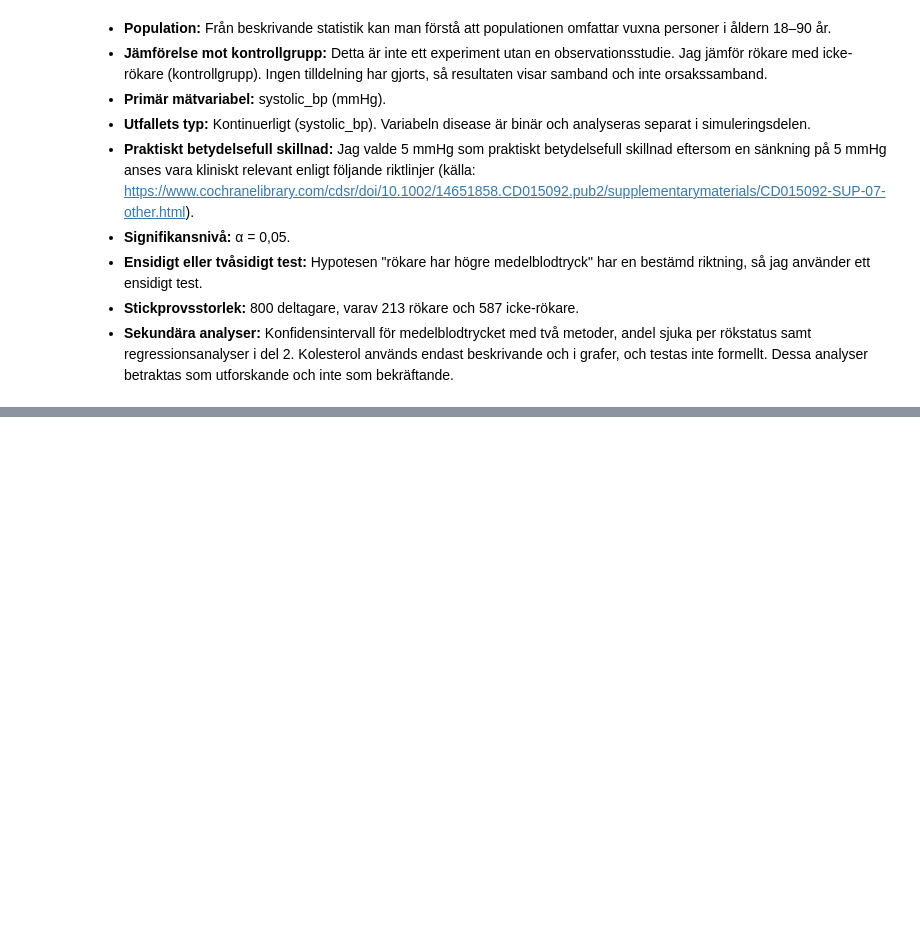
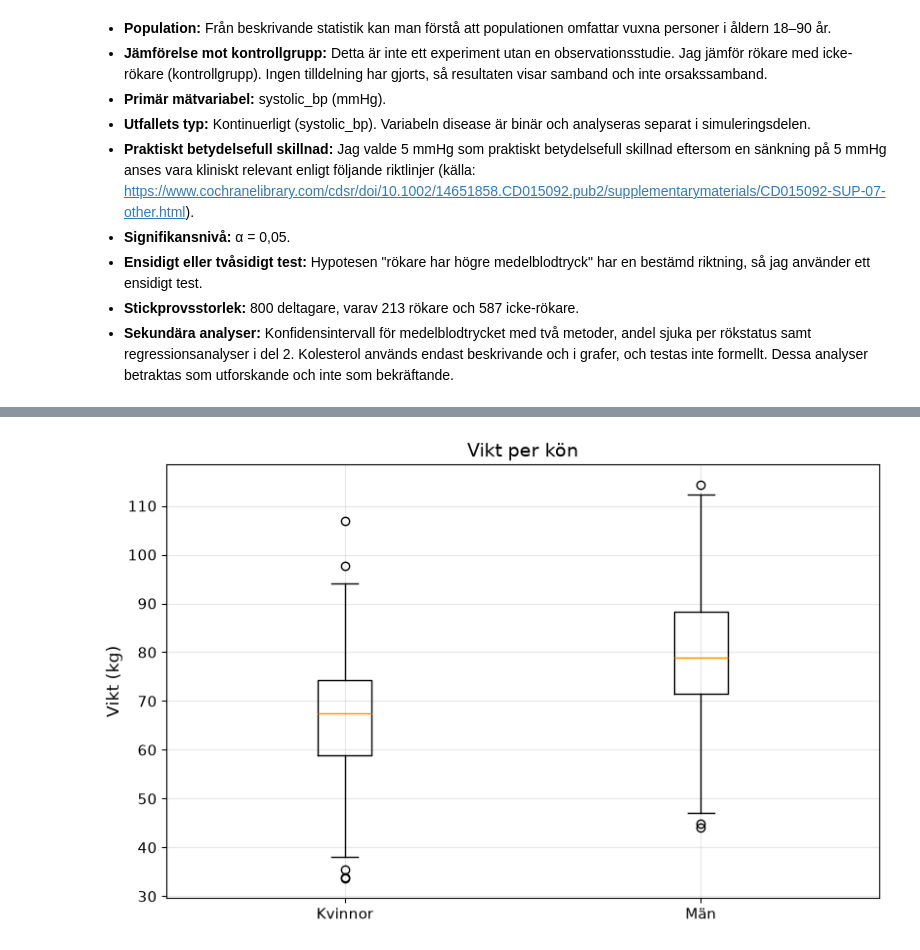
Before and after one commit to natasa-s/halsostudie, a Jupyter notebook: report.ipynb, the cells around one changed output, grey strips where cells are left out. Drawn from its saved outputs; the diff is of its cells as text; code cells hidden in the pictures; blank space fills up the shorter version.

```diff
--- a/report.ipynb
+++ b/report.ipynb
@@ -146,0 +188,16 @@ display(stats.round(2))
+# %%
+weight_female = df.loc[df["sex"] == "F", "weight"]
+weight_male = df.loc[df["sex"] == "M", "weight"]
+
+fig, ax = plt.subplots()
+
+ax.boxplot([weight_female, weight_male])
+ax.set_xticks([1, 2])
+ax.set_xticklabels(["Kvinnor", "Män"])
+
+ax.set_title("Vikt per kön")
+ax.set_ylabel("Vikt (kg)")
+
+plt.show()
+# %% [output]
+[figure, added]
```
Also changed, not shown: parts of 7 cells of this notebook.
